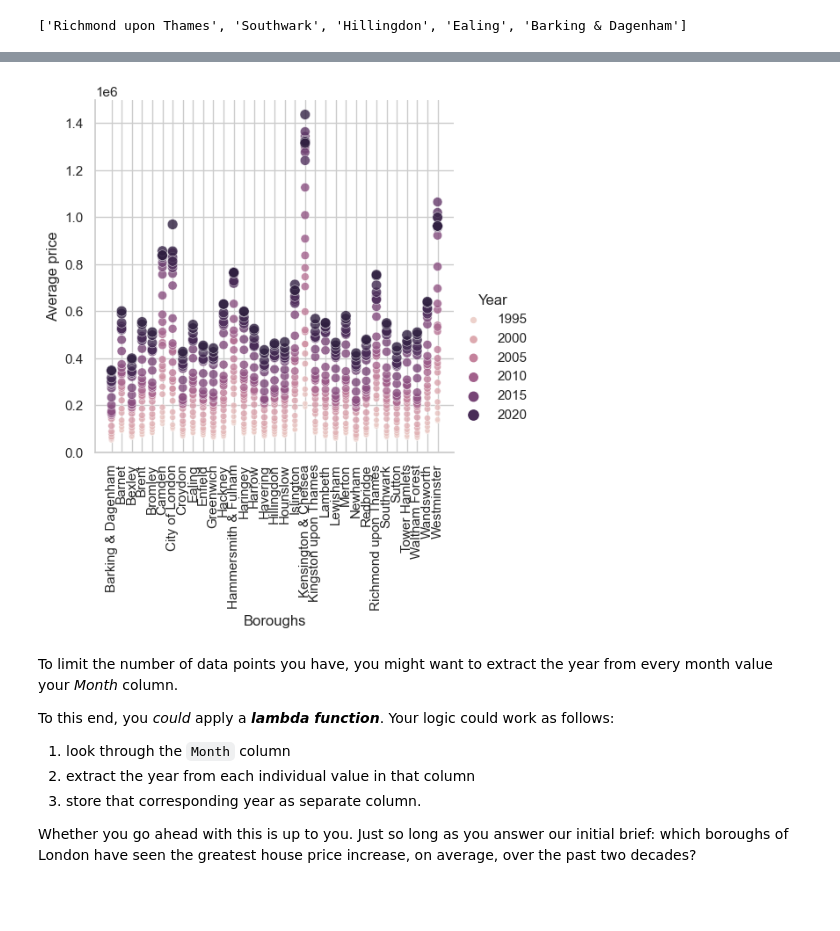
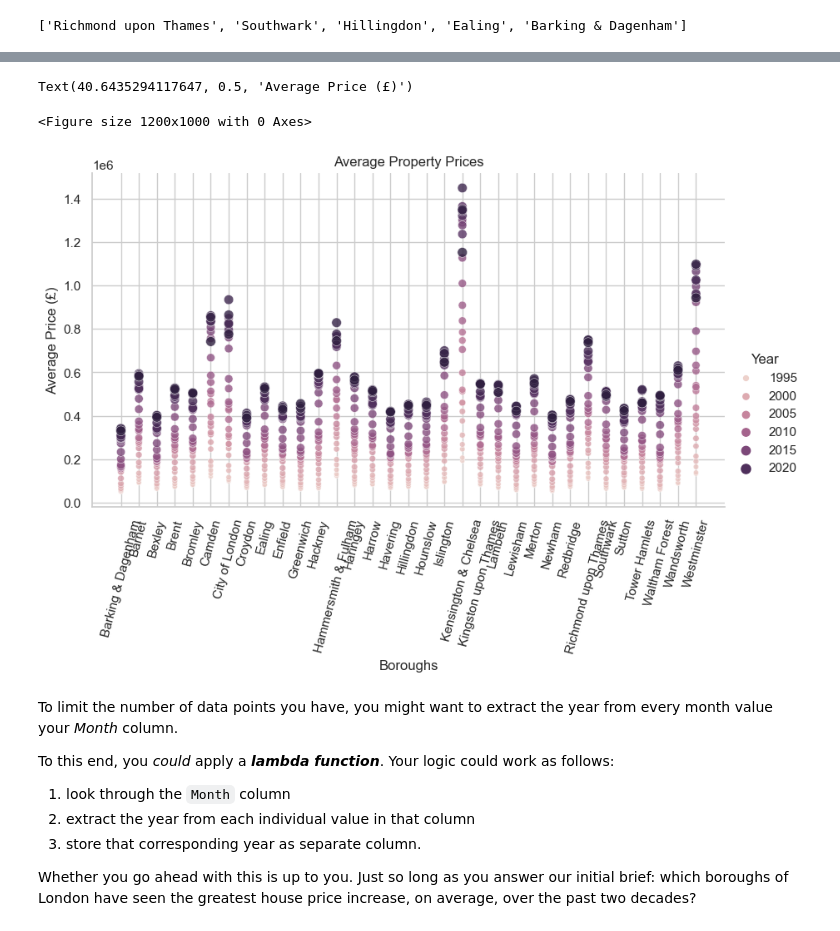
Before and after one commit to gritsenkosasha/springboard, a Jupyter notebook: Unit 4/Unit 4 Challenge - Tier 3_Ahrytsenka.ipynb, the cells around one changed output, grey strips where cells are left out. Drawn from its saved outputs; the diff is of its cells as text; code cells hidden in the pictures; blank space fills up the shorter version.

```diff
--- a/Unit 4/Unit 4 Challenge - Tier 3_Ahrytsenka.ipynb
+++ b/Unit 4/Unit 4 Challenge - Tier 3_Ahrytsenka.ipynb
@@ -239,0 +220,11 @@ g.set(ylim=(0, 0.8e6))
+# %%
+df_s = df_y[df_y['Boroughs'].isin(sample)]
+
+plt.figure(figsize=(12, 8))
+sns.set_theme(style="whitegrid")
+sns.set_context("notebook")
+sns.lmplot(data=df_s, x='Year', y='Average price', hue='Boroughs', aspect=1.5, ci=None)
+plt.title('Average Property Prices')
+plt.xlabel('Year')
+plt.ylabel('Average Price (£)')
+plt.show()
@@ -240,15 +234,23 @@ g.set(ylim=(0, 0.8e6))
 # %%
+plt.figure(figsize=(12, 10))
+sns.set_context("notebook")
 g=sns.relplot(x='Boroughs', y='Average price',
     data=df_y,
     hue = 'Year',
     kind='scatter',
     size='Year',
-    alpha = 0.8)
+    alpha = 0.8,
+    aspect=1.7)
 
-g.set(ylim=(0, 1.5e6))
-g.ax.tick_params('x', labelrotation=90)
+g.set_xticklabels(rotation=75)
+
+plt.title('Average Property Prices')
+plt.xlabel('Boroughs')
+plt.ylabel('Average Price (£)')
 # %% [output]
+Text(40.6435294117647, 0.5, 'Average Price (£)')
+<Figure size 1200x1000 with 0 Axes>
-[figure, old version]
+[figure, new version]
 # %% [markdown]
 To limit the number of data points you have, you might want to extract the year from every month value your *Month* column.
 
```
Also changed, not shown: parts of 9 cells of this notebook.
